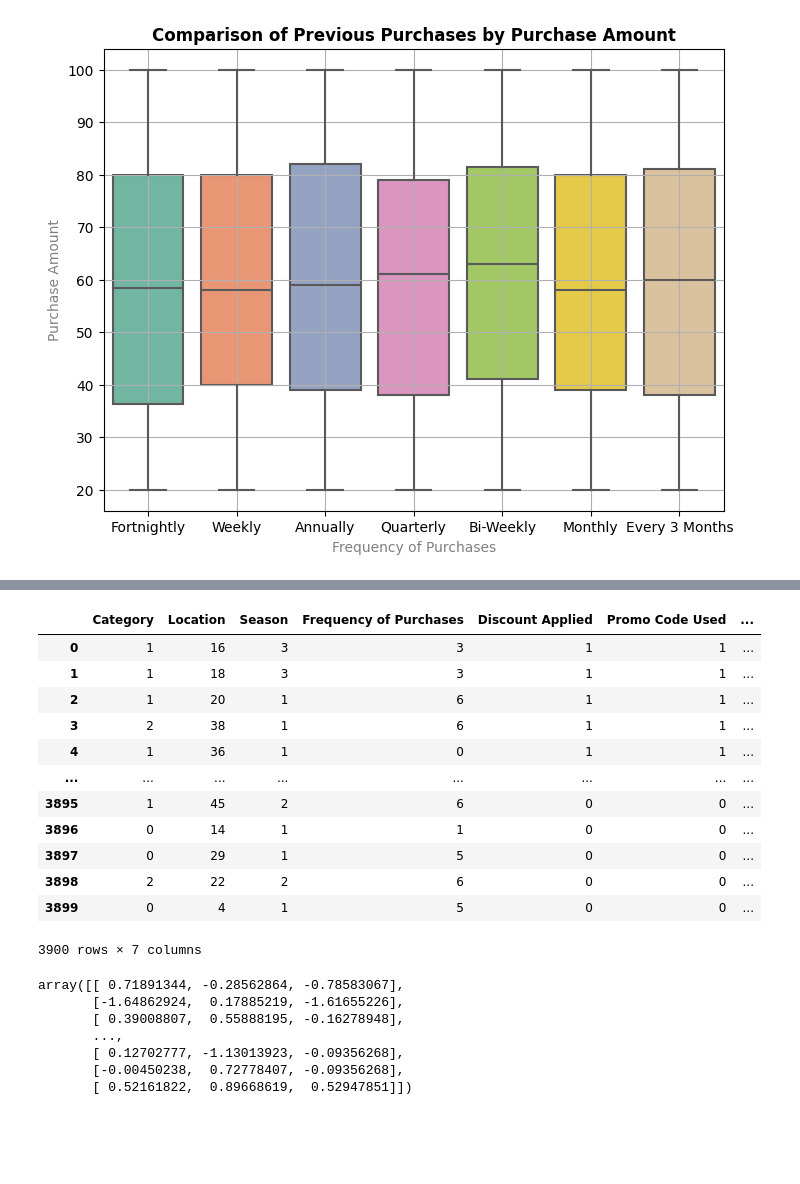
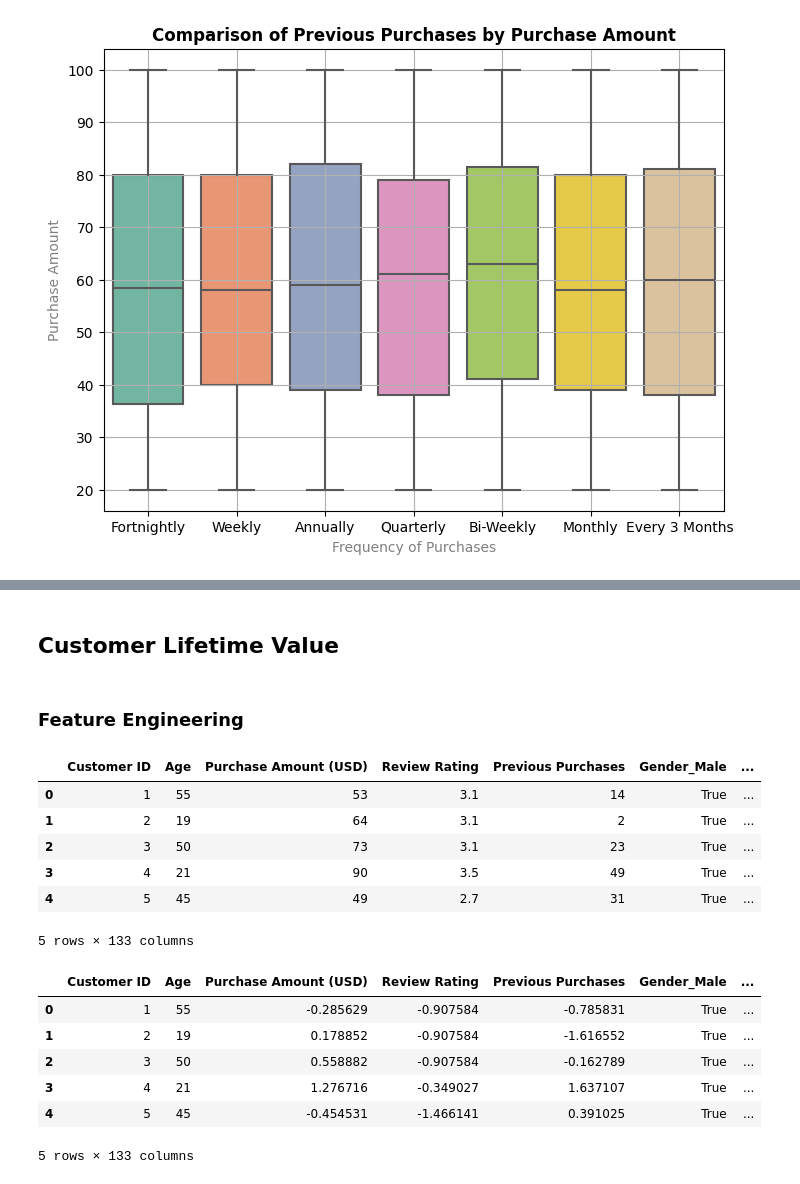
Before and after one commit to Murega14/customer_shopping_trends, a Jupyter notebook: index.ipynb, the cells around one changed output, grey strips where cells are left out. Cells and saved outputs as stored; diff of their text form; code cells hidden in the pictures; blank space fills up the shorter version.

Commit message:
feature engineering

```diff
--- a/index.ipynb
+++ b/index.ipynb
@@ -601,2 +588,0 @@ from sklearn.decomposition import PCA
-# %%
-df.drop(columns=['Customer ID'], inplace=True, axis=1)
@@ -619,39 +589,41 @@ df
-# %%
-#encoding categorical columns
-input_labels = df[['Category', 'Location',
-                   'Season', 'Frequency of Purchases',
-                   'Discount Applied', 'Promo Code Used', 'Subscription Status']]
-
-encoder = preprocessing.LabelEncoder()
-encoded_labels = input_labels.apply(lambda col: encoder.fit_transform(col))
-encoded_labels
-# %% [output]
-|  | Category | Location | Season | Frequency of Purchases | Discount Applied | Promo Code Used | ... |
-| 0 | 1 | 16 | 3 | 3 | 1 | 1 | ... |
-| 1 | 1 | 18 | 3 | 3 | 1 | 1 | ... |
-| 2 | 1 | 20 | 1 | 6 | 1 | 1 | ... |
-| 3 | 2 | 38 | 1 | 6 | 1 | 1 | ... |
-| 4 | 1 | 36 | 1 | 0 | 1 | 1 | ... |
-| ... | ... | ... | ... | ... | ... | ... | ... |
-| 3895 | 1 | 45 | 2 | 6 | 0 | 0 | ... |
-| 3896 | 0 | 14 | 1 | 1 | 0 | 0 | ... |
-| 3897 | 0 | 29 | 1 | 5 | 0 | 0 | ... |
-| 3898 | 2 | 22 | 2 | 6 | 0 | 0 | ... |
-| 3899 | 0 | 4 | 1 | 5 | 0 | 0 | ... |
-3900 rows × 7 columns
+# %% [markdown]
+## Customer Lifetime Value
+# %% [markdown]
+### Feature Engineering
+# %%
+#encoding categorical variables using one hot encoding
+import pandas as pd
+for column in df.columns:
+    if df[column].dtype == object:
+        #encoding
+        df = pd.get_dummies(df, columns=[column], prefix=[column], drop_first=True)
+
+df.head()
+# %% [output]
+|  | Customer ID | Age | Purchase Amount (USD) | Review Rating | Previous Purchases | Gender_Male | ... |
+| 0 | 1 | 55 | 53 | 3.1 | 14 | True | ... |
+| 1 | 2 | 19 | 64 | 3.1 | 2 | True | ... |
+| 2 | 3 | 50 | 73 | 3.1 | 23 | True | ... |
+| 3 | 4 | 21 | 90 | 3.5 | 49 | True | ... |
+| 4 | 5 | 45 | 49 | 2.7 | 31 | True | ... |
+5 rows × 133 columns
 # %%
+#normalizing numeric columns
 from sklearn.preprocessing import StandardScaler
 
-numerical_columns = df[['Age', 'Purchase Amount (USD)', 'Previous Purchases']]
+#listing numerical columns
+numeric_columns = ['Purchase Amount (USD)', 'Review Rating', 'Previous Purchases']
 
+#normalizing the columns
 scaler = StandardScaler()
-numerical_scaled = scaler.fit_transform(numerical_columns)
-numerical_scaled
+df[numeric_columns] = scaler.fit_transform(df[numeric_columns])
+
+df.head()
 # %% [output]
+|  | Customer ID | Age | Purchase Amount (USD) | Review Rating | Previous Purchases | Gender_Male | ... |
+| 0 | 1 | 55 | -0.285629 | -0.907584 | -0.785831 | True | ... |
+| 1 | 2 | 19 | 0.178852 | -0.907584 | -1.616552 | True | ... |
+| 2 | 3 | 50 | 0.558882 | -0.907584 | -0.162789 | True | ... |
+| 3 | 4 | 21 | 1.276716 | -0.349027 | 1.637107 | True | ... |
+| 4 | 5 | 45 | -0.454531 | -1.466141 | 0.391025 | True | ... |
-array([[ 0.71891344, -0.28562864, -0.78583067],
-       [-1.64862924,  0.17885219, -1.61655226],
-       [ 0.39008807,  0.55888195, -0.16278948],
-       ...,
-       [ 0.12702777, -1.13013923, -0.09356268],
-       [-0.00450238,  0.72778407, -0.09356268],
-       [ 0.52161822,  0.89668619,  0.52947851]])
+5 rows × 133 columns
```
Also changed, not shown: parts of 14 cells of this notebook.
